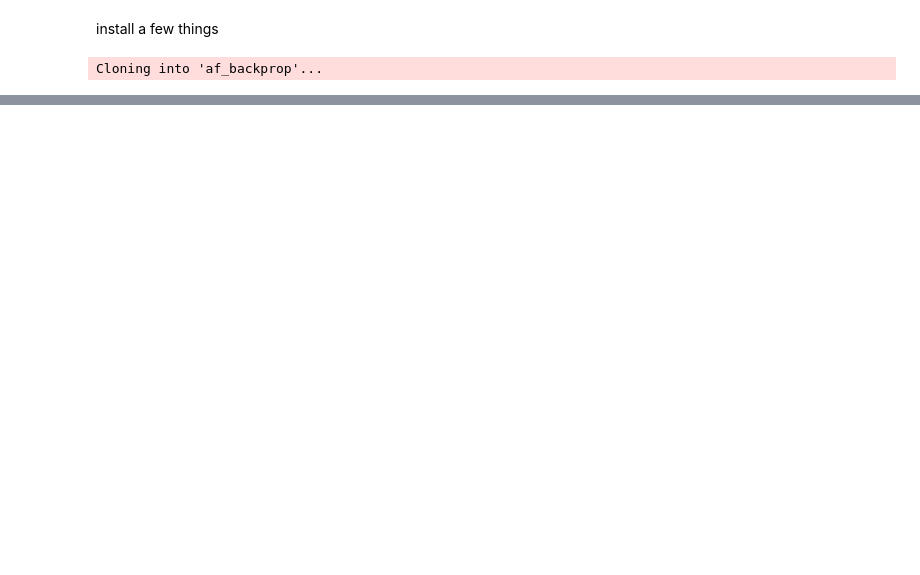
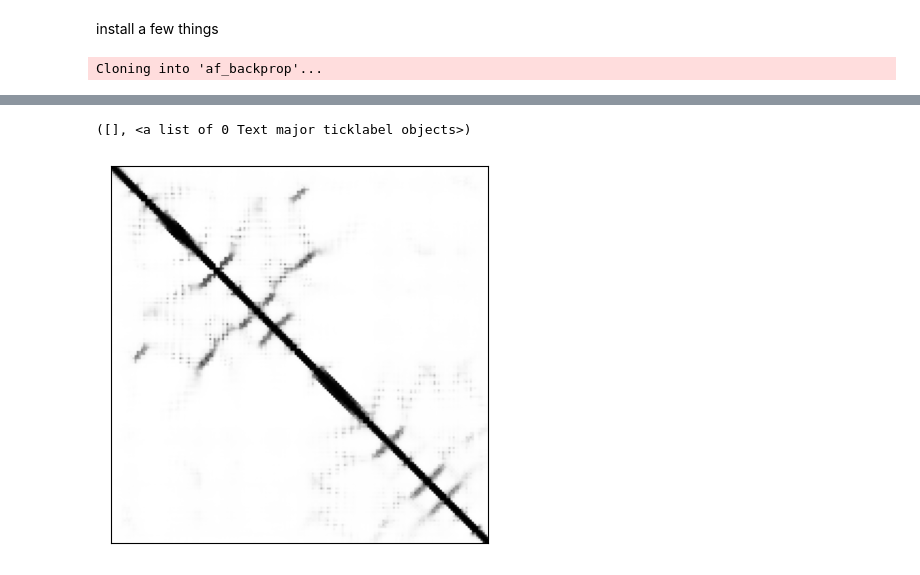
Before and after one commit to sokrypton/algosb_2021, a Jupyter notebook: alphafold.ipynb, the cells around one changed output, grey strips where cells are left out. Saved outputs shown, nothing was run; the diff lists cells and outputs as text; code cells hidden in the pictures; blank space fills up the shorter version.

```diff
--- a/alphafold.ipynb
+++ b/alphafold.ipynb
@@ -139,0 +175,33 @@ plt.show()
+# %%
+# note, in slides we used top 512 sequences
+# here we use 100 to speed things up
+
+!wget -qnc https://gremlin2.bakerlab.org/db/ECOLI/fasta/P0AG55.fas
+msa, deletion_matrix = pipeline.parsers.parse_a3m("".join(open("P0AG55.fas","r").readlines()))
+
+query_sequence = msa[0]
+msa_np = np.array([list(s) for s in msa])
+seq_id = np.array(msa_np[0] == msa_np).mean(-1)
+idx = seq_id.argsort()[::-1][:100]
+msa_100 = [msa[i] for i in idx]
+deletion_matrix_100 = [deletion_matrix[i] for i in idx]
+# %%
+msa_ = [m[::-1] for m in msa_100]
+deletion_matrix_ = [m[::-1] for m in deletion_matrix_100]
+query_sequence = msa_[0]
+feature_dict = {
+    **pipeline.make_sequence_features(sequence=query_sequence,
+                                      description="none",
+                                      num_res=len(query_sequence)),
+    **pipeline.make_msa_features(msas=[msa_],deletion_matrices=[deletion_matrix_]),
+}
+processed_feature_dict_rev = model_runner.process_features(feature_dict, random_seed=0)
+preds_rev = model_runner.predict(processed_feature_dict_rev)
+# %%
+contacts = jax.nn.softmax(preds_rev["distogram"]["logits"])[:,:,np.append(0,preds_rev["distogram"]["bin_edges"]) < 8].sum(-1)
+plt.figure(figsize=(5,5),dpi=100)
+plt.imshow(contacts,cmap="Greys",vmin=0,vmax=1)
+plt.xticks([]);plt.yticks([])
+# %% [output]
+([], <a list of 0 Text major ticklabel objects>)
+[figure, added]
```
Also changed, not shown: parts of 20 cells of this notebook.
